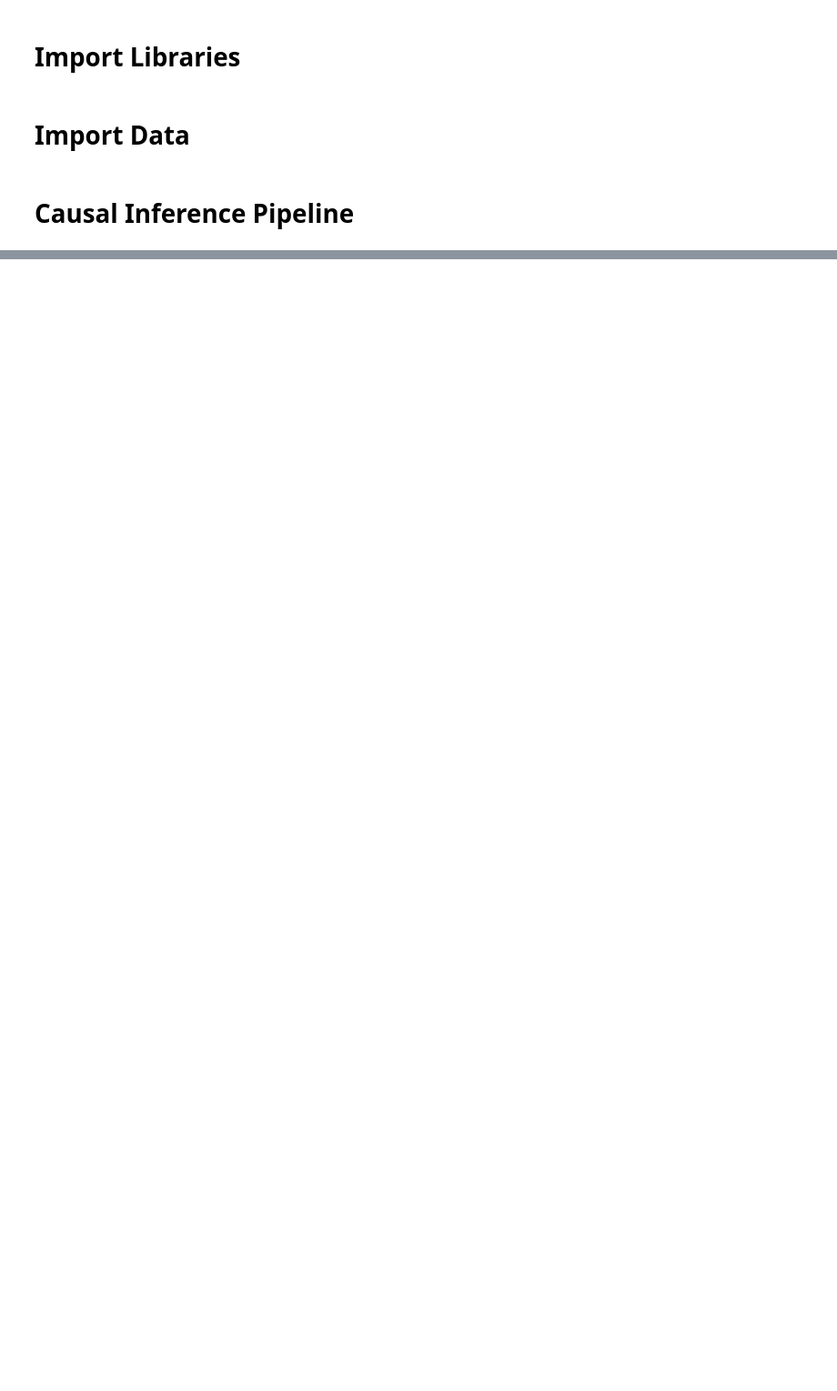
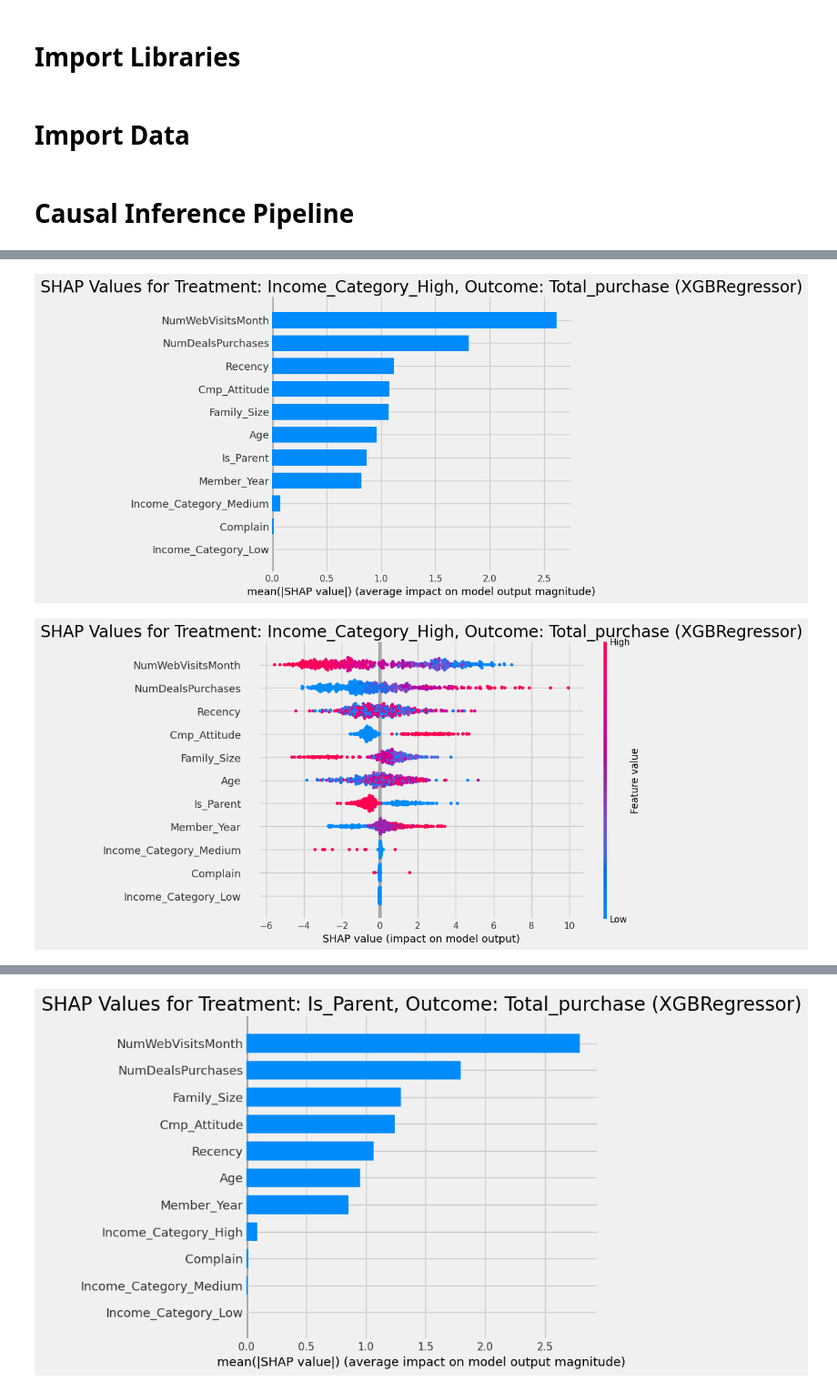
Before and after one commit to McGill-MMA-EnterpriseAnalytics/Customer-Personality-Analysis-2.0, a Jupyter notebook: Model 2: Causal Inference/Causal_Final_MLflow.ipynb, the cells around one changed output, grey strips where cells are left out. Shown at 91% size. Saved outputs shown, nothing was run; the diff lists cells and outputs as text; code cells hidden in the pictures; blank space fills up the shorter version.

```diff
--- a/Model 2: Causal Inference/Causal_Final_MLflow.ipynb
+++ b/Model 2: Causal Inference/Causal_Final_MLflow.ipynb
@@ -29,6 +29,3 @@ import mlflow.pyfunc
 
 # Set the MLflow tracking URI to the server where you want to track experiments
 mlflow.set_tracking_uri("http://127.0.0.1:5000")
-
-# Start an MLflow experiment
-mlflow.set_experiment("Causal_Inference_Model")
@@ -61,3 +56,6 @@ import pickle
 df = pd.read_csv('/Users/qianlou/Documents/GitHub/Customer-Personality-Analysis-2.0/Data/Preprocessed Data/Final Preprocessed Data.csv')
 # %% [markdown]
 # Causal Inference Pipeline
+# %%
+# Start an MLflow experiment
+mlflow.set_experiment("Causal_Inference_Model_R")
@@ -64,6 +65,6 @@ df = pd.read_csv('/Users/qianlou/Documents/GitHub/Customer-Personality-Analysis-
 # %%
 def causal_inference_pipeline(df, X_cols, treatments):
-    outcomes = ['Recency', 'Total_purchase', 'Total_amount']
+    outcomes = ['Recency']
     results = []
 
     for outcome in outcomes:
@@ -197,0 +202,3 @@ Pass `sample_weight` as keyword args.
+# %%
+# Start an MLflow experiment
+mlflow.set_experiment("Causal_Inference_Model_F")
@@ -197,0 +312,12 @@ Pass `sample_weight` as keyword args.
+# %%
+# Define treatments and covariates
+treatments = ['Income_Category_High', 'Is_Parent', 'Cmp_Attitude', 'Complain']
+covariates_list = ['Income_Category_High', 'Income_Category_Low', 'Income_Category_Medium',
+                   'Complain', 'Is_Parent', 'Cmp_Attitude', 'Family_Size', 'Age',
+                   'Member_Year', 'Total_amount', 'Total_purchase',
+                   'NumWebVisitsMonth', 'NumDealsPurchases', 'Recency']
+
+# Run causal inference pipeline
+results_df = causal_inference_pipeline(df, covariates_list, treatments)
+results_df
+# %% [output]
@@ -197,0 +327,2 @@ Pass `sample_weight` as keyword args.
+[figure, added]
+[figure, added]
@@ -197,0 +332 @@ Pass `sample_weight` as keyword args.
+[figure, added]
```
Also changed, not shown: parts of 9 cells of this notebook, 12 other files.
